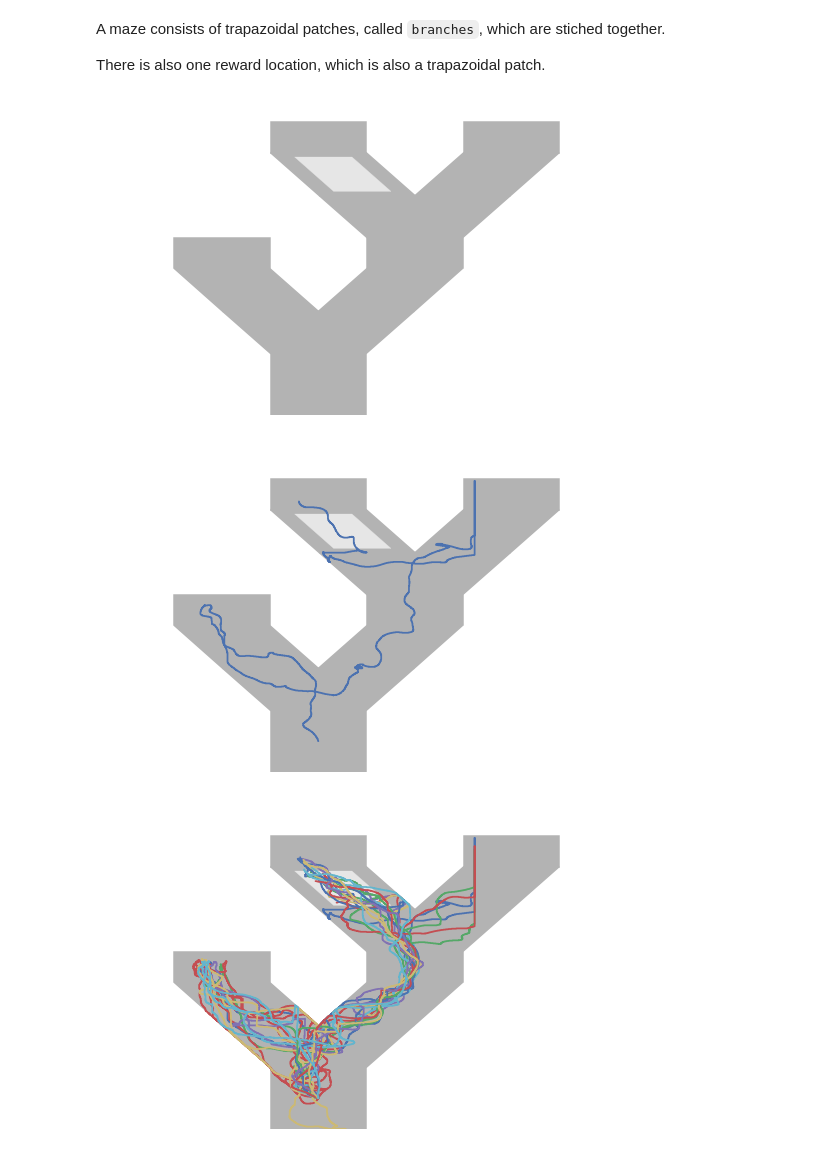
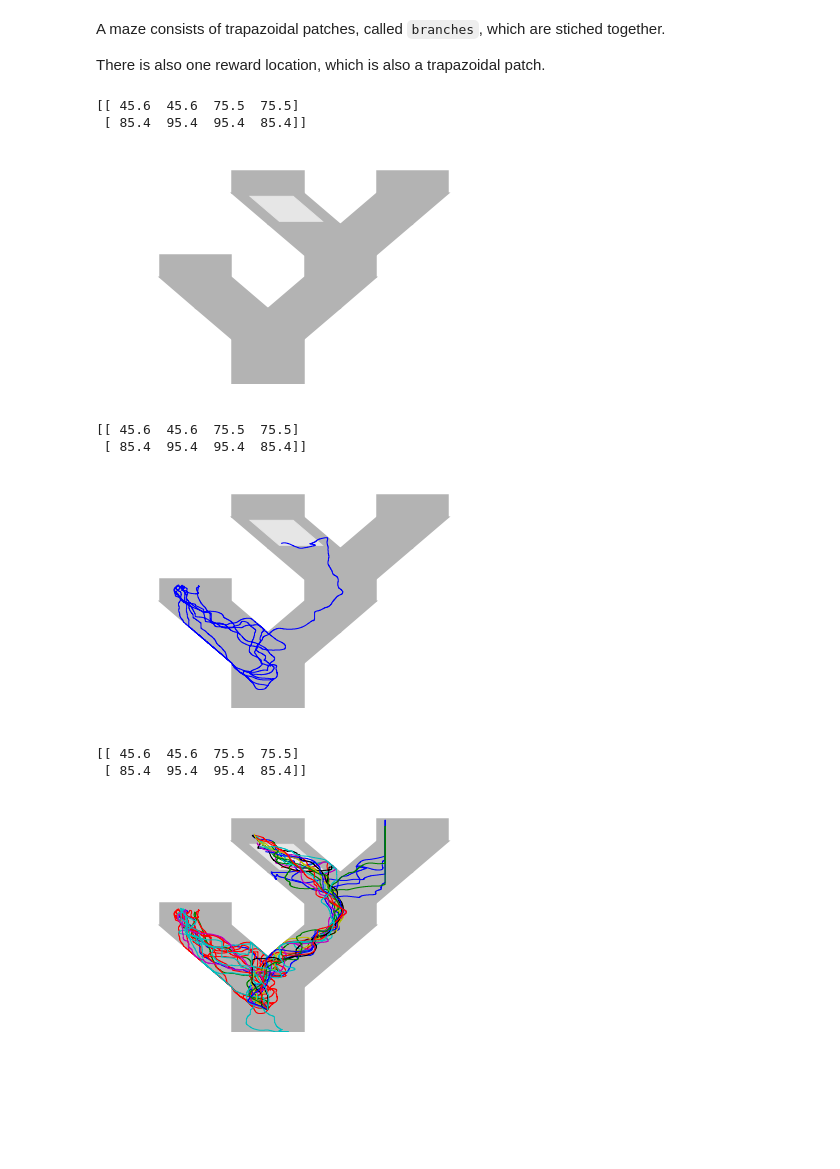
Before and after one commit to sofroniewn/mVR-example, a Jupyter notebook: mVR - example_data.ipynb, the cells around one changed output. Saved outputs shown, nothing was run; the diff lists cells and outputs as text; code cells hidden in the pictures; blank space fills up the shorter version.

```diff
--- a/mVR - example_data.ipynb
+++ b/mVR - example_data.ipynb
@@ -9,7 +9,7 @@ import pandas as pd
 import json
 import matplotlib.pyplot as plt
 %matplotlib inline
-import seaborn as sns
-sns.set_context('notebook')
+#import seaborn as sns
+#sns.set_context('notebook')
 # %% [markdown]
 ## Load covariates and maze information
@@ -18,3 +16,5 @@ basePath = '/Users/sofroniewn/Documents/DATA/mVR_python'
+# %%
+basePath = '/Users/MJAY-MAC/Desktop/mVR-example-master 2'
 # %%
 with open(os.path.join(basePath,'covariates.json')) as fp:
     params = pd.DataFrame(json.load(fp))
@@ -36,7 +37,9 @@ def draw(maze, reward):
 # %%
 draw(maze, reward)
 # %% [output]
+[[ 45.6  45.6  75.5  75.5]
+ [ 85.4  95.4  95.4  85.4]]
-[figure, old version]
+[figure, new version]
 # %%
 def trace(params, trial):
     if not isinstance(trial, (list, tuple)):
@@ -46,10 +50,14 @@ def trace(params, trial):
 # %%
 draw(maze, reward)
-trace(params, 0)
+trace(params, 2)
 # %% [output]
+[[ 45.6  45.6  75.5  75.5]
+ [ 85.4  95.4  95.4  85.4]]
-[figure, old version]
+[figure, new version]
 # %%
 draw(maze, reward)
 trace(params, range(0,18))
 # %% [output]
+[[ 45.6  45.6  75.5  75.5]
+ [ 85.4  95.4  95.4  85.4]]
-[figure, old version]
+[figure, new version]
```
Also changed, not shown: parts of 13 cells of this notebook.
